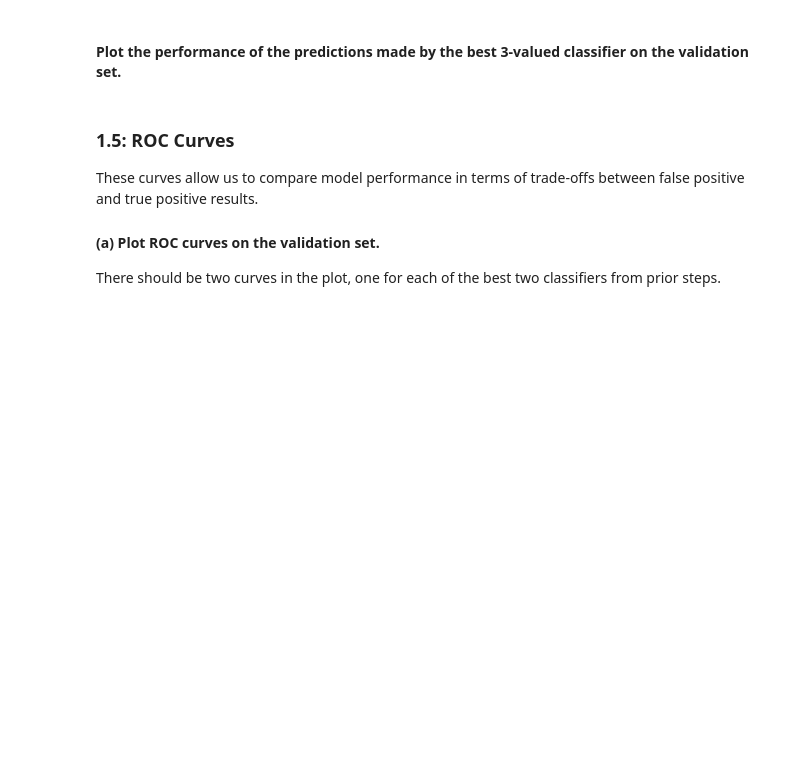
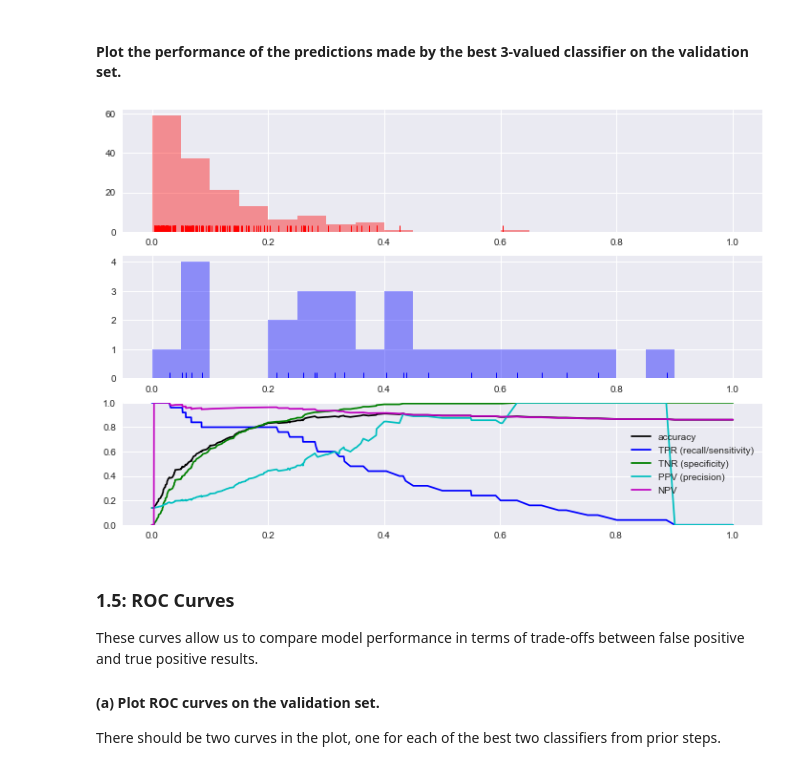
Before and after one commit to drakezhu/comp135_MachineLearning, a Jupyter notebook: hw03/src_and_data/hw03.ipynb, the cells around one changed output. Cells and saved outputs as stored; diff of their text form; code cells hidden in the pictures; blank space fills up the shorter version.

```diff
--- a/hw03/src_and_data/hw03.ipynb
+++ b/hw03/src_and_data/hw03.ipynb
@@ -318,8 +318,8 @@ calc_confusion_matrix_for_threshold(y_va_N,valid_all_zero,1)
 Each model will use a different control parameter, `C`, and each will be fit to 2-feature data.  Probabilistic predictions will be made on both training set and validation set inputs, and logistic-loss for each will be recorded.
 # %%
 from sklearn.linear_model import LogisticRegression
-tr_loss_list = list()
-va_loss_list = list()
+tr_loss_list_2 = list()
+va_loss_list_2 = list()
 
 # TODO fit, predict_proba, and evaluate logistic loss
 # Record the best model here
@@ -332,8 +332,8 @@ def loss_detection(C,x_tr,y_tr,x_va,y_va):
 C_grid = np.logspace(-9, 6, 31)
 for C in C_grid:
     tr_loss,va_loss = loss_detection(C,x_tr_M2,y_tr_M,x_va_N2,y_va_N)
-    tr_loss_list.append(tr_loss)
-    va_loss_list.append(va_loss)
+    tr_loss_list_2.append(tr_loss)
+    va_loss_list_2.append(va_loss)
 # %% [markdown]
 #### Plot logistic loss (y-axis) vs. C (x-axis) on the training set and validation set.
 
@@ -415,3 +409,12 @@ Validation set log-loss at best C-value: 0.2810
+# %%
+# TODO call make_plot_perf_vs_threshold(...)
+best_C_3 = C_grid[np.argmin(va_loss_list_3)]
+LRM = LogisticRegression(C=best_C_3,solver='liblinear').fit(x_tr_M3, y_tr_M)
+yproba = LRM.predict_proba(x_va_N3)[:,1]
+
+make_plot_perf_vs_threshold(ytrue_N, yproba)
+# %% [output]
+[figure, added]
 # %% [markdown]
 ### 1.5: ROC Curves
 
```
Also changed, not shown: parts of 10 cells of this notebook.
